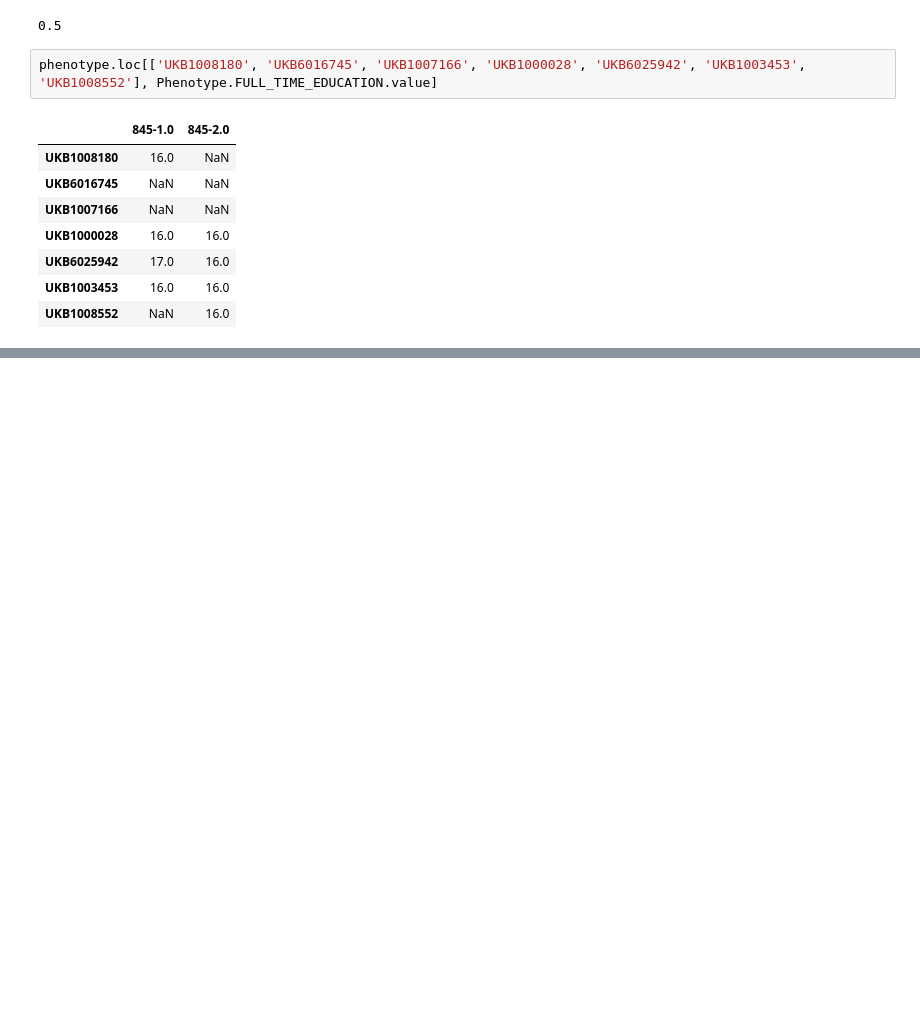
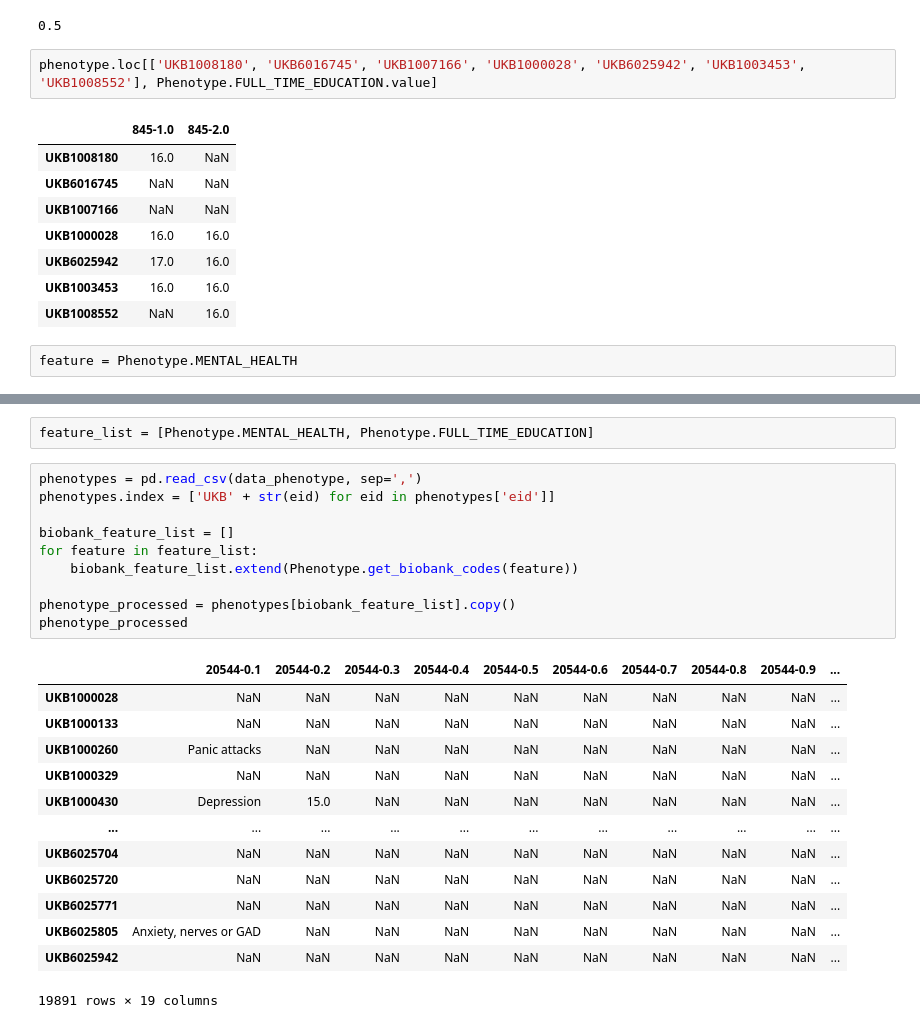
Before and after one commit to kamilest/brain-age-gnn, a Jupyter notebook: notebooks/verify_custom_similarity.ipynb, the cells around one changed output, grey strips where cells are left out. Cells and saved outputs as stored; diff of their text form; blank space fills up the shorter version.

```diff
--- a/notebooks/verify_custom_similarity.ipynb
+++ b/notebooks/verify_custom_similarity.ipynb
@@ -169,3 +185,5 @@ phenotype.loc[['UKB1008180', 'UKB6016745', 'UKB1007166', 'UKB1000028', 'UKB60259
 | UKB6025942 | 17.0 | 16.0 |
 | UKB1003453 | 16.0 | 16.0 |
 | UKB1008552 | NaN | 16.0 |
+# %%
+feature = Phenotype.MENTAL_HEALTH
@@ -171,0 +231,26 @@ phenotype.loc[['UKB1008180', 'UKB6016745', 'UKB1007166', 'UKB1000028', 'UKB60259
+# %%
+feature_list = [Phenotype.MENTAL_HEALTH, Phenotype.FULL_TIME_EDUCATION]
+# %%
+phenotypes = pd.read_csv(data_phenotype, sep=',')
+phenotypes.index = ['UKB' + str(eid) for eid in phenotypes['eid']]
+
+biobank_feature_list = []
+for feature in feature_list:
+    biobank_feature_list.extend(Phenotype.get_biobank_codes(feature))
+
+phenotype_processed = phenotypes[biobank_feature_list].copy()
+phenotype_processed
+# %% [output]
+|  | 20544-0.1 | 20544-0.2 | 20544-0.3 | 20544-0.4 | 20544-0.5 | 20544-0.6 | 20544-0.7 | 20544-0.8 | 20544-0.9 | ... |
+| UKB1000028 | NaN | NaN | NaN | NaN | NaN | NaN | NaN | NaN | NaN | ... |
+| UKB1000133 | NaN | NaN | NaN | NaN | NaN | NaN | NaN | NaN | NaN | ... |
+| UKB1000260 | Panic attacks | NaN | NaN | NaN | NaN | NaN | NaN | NaN | NaN | ... |
+| UKB1000329 | NaN | NaN | NaN | NaN | NaN | NaN | NaN | NaN | NaN | ... |
+| UKB1000430 | Depression | 15.0 | NaN | NaN | NaN | NaN | NaN | NaN | NaN | ... |
+| ... | ... | ... | ... | ... | ... | ... | ... | ... | ... | ... |
+| UKB6025704 | NaN | NaN | NaN | NaN | NaN | NaN | NaN | NaN | NaN | ... |
+| UKB6025720 | NaN | NaN | NaN | NaN | NaN | NaN | NaN | NaN | NaN | ... |
+| UKB6025771 | NaN | NaN | NaN | NaN | NaN | NaN | NaN | NaN | NaN | ... |
+| UKB6025805 | Anxiety, nerves or GAD | NaN | NaN | NaN | NaN | NaN | NaN | NaN | NaN | ... |
+| UKB6025942 | NaN | NaN | NaN | NaN | NaN | NaN | NaN | NaN | NaN | ... |
+19891 rows × 19 columns
```
Also changed, not shown: parts of 10 cells of this notebook, 1 other file.
